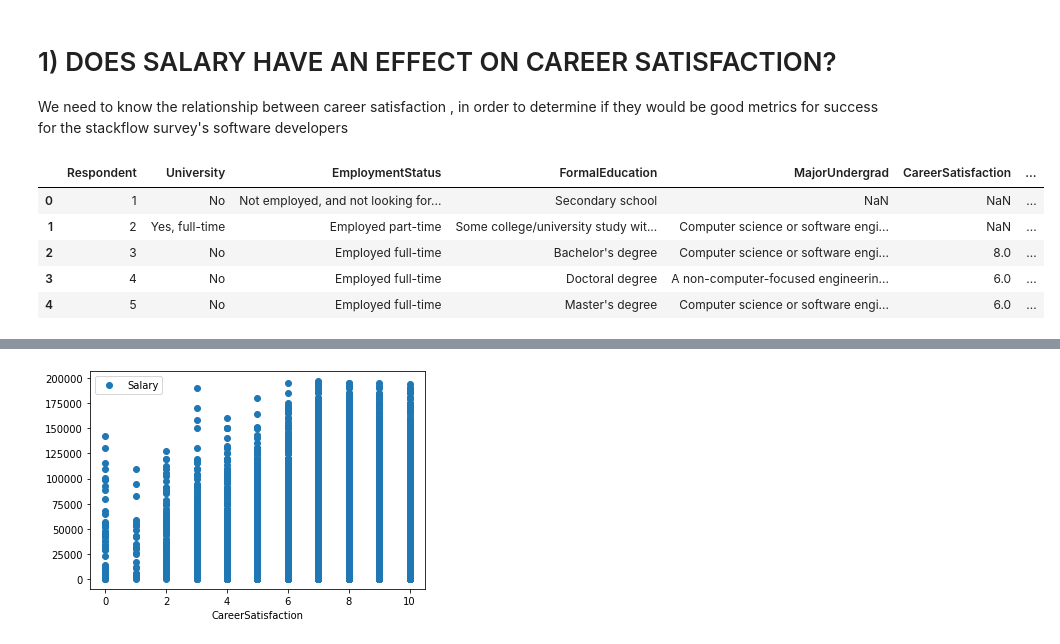
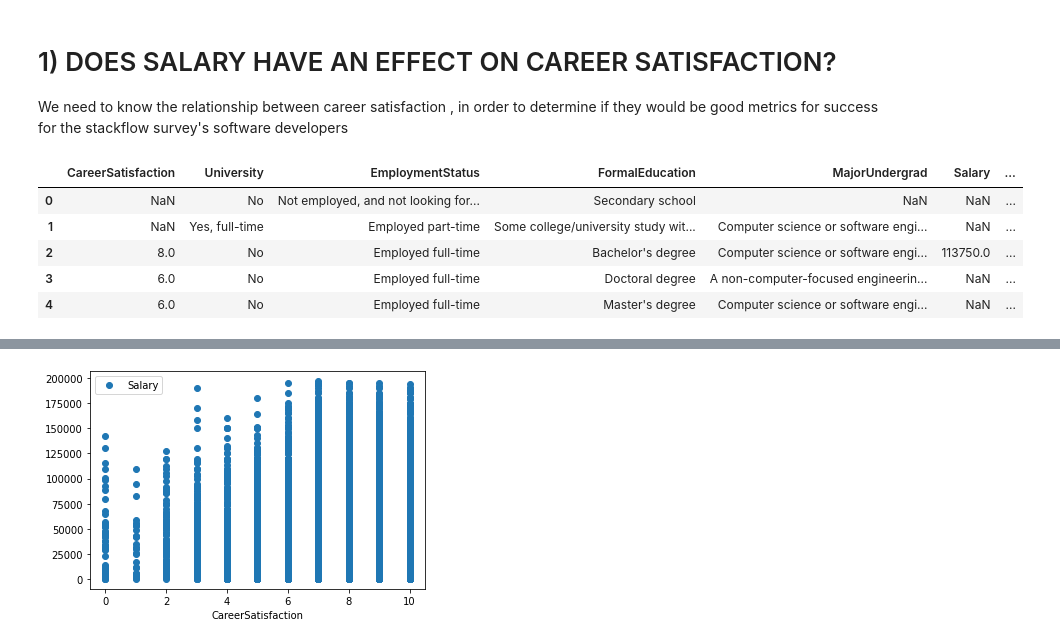
Before and after one commit to Seungrace/Write-a-data-science-blog-post, a Jupyter notebook: Udacity - Write a data science blog post.ipynb, the cells around one changed output, grey strips where cells are left out. Saved outputs shown, nothing was run; the diff lists cells and outputs as text; code cells hidden in the pictures.

```diff
--- a/Udacity - Write a data science blog post.ipynb
+++ b/Udacity - Write a data science blog post.ipynb
@@ -23,0 +1,16 @@ RangeIndex(start=0, stop=51392, step=1)
+# %%
+#import
+import os
+import pandas as pd
+import numpy as np
+import matplotlib.pyplot as plt
+
+#dataset path
+DATASET_PATH = os.path.join("datasets" , "Stack-OverFlow-2017")
+
+def load_data(dataset_path=DATASET_PATH):
+    """Loads data from path."""
+    csv_path = os.path.join(dataset_path, "survey_results_public.csv")
+    return pd.read_csv(csv_path)
+
+df = load_data()
@@ -47,16 +44,16 @@ display(df.columns.tolist())
 We need to know the relationship between career satisfaction , in order to determine if they would be good metrics for success for the stackflow survey's software developers
 # %%
 #Data Preparation, Selecting relevant columns
-cols = ['Respondent', 'University','EmploymentStatus','FormalEducation','MajorUndergrad','CareerSatisfaction','JobSatisfaction','Salary']
+cols = ['CareerSatisfaction', 'University','EmploymentStatus','FormalEducation','MajorUndergrad','Salary','JobSatisfaction','Respondent','HomeRemote', 'Gender']
 df_cols = df[cols]
 df_cols.head()
 # %% [output]
-|  | Respondent | University | EmploymentStatus | FormalEducation | MajorUndergrad | CareerSatisfaction | ... |
-| 0 | 1 | No | Not employed, and not looking for... | Secondary school | NaN | NaN | ... |
-| 1 | 2 | Yes, full-time | Employed part-time | Some college/university study wit... | Computer science or software engi... | NaN | ... |
-| 2 | 3 | No | Employed full-time | Bachelor's degree | Computer science or software engi... | 8.0 | ... |
-| 3 | 4 | No | Employed full-time | Doctoral degree | A non-computer-focused engineerin... | 6.0 | ... |
-| 4 | 5 | No | Employed full-time | Master's degree | Computer science or software engi... | 6.0 | ... |
+|  | CareerSatisfaction | University | EmploymentStatus | FormalEducation | MajorUndergrad | Salary | ... |
+| 0 | NaN | No | Not employed, and not looking for... | Secondary school | NaN | NaN | ... |
+| 1 | NaN | Yes, full-time | Employed part-time | Some college/university study wit... | Computer science or software engi... | NaN | ... |
+| 2 | 8.0 | No | Employed full-time | Bachelor's degree | Computer science or software engi... | 113750.0 | ... |
+| 3 | 6.0 | No | Employed full-time | Doctoral degree | A non-computer-focused engineerin... | NaN | ... |
+| 4 | 6.0 | No | Employed full-time | Master's degree | Computer science or software engi... | NaN | ... |
 # %%
 # Cleaning out the data , dropping rows with empty data
 df_selectedcols = df_cols.dropna(how = 'any')
```
Also changed, not shown: parts of 50 cells of this notebook.
